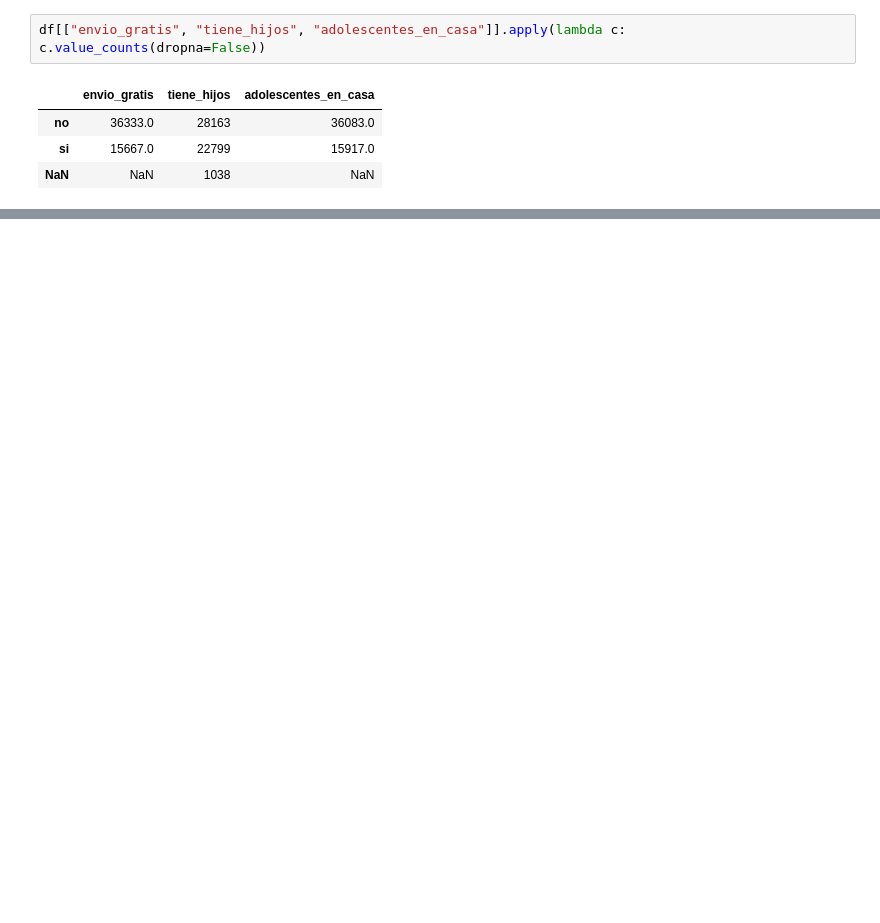
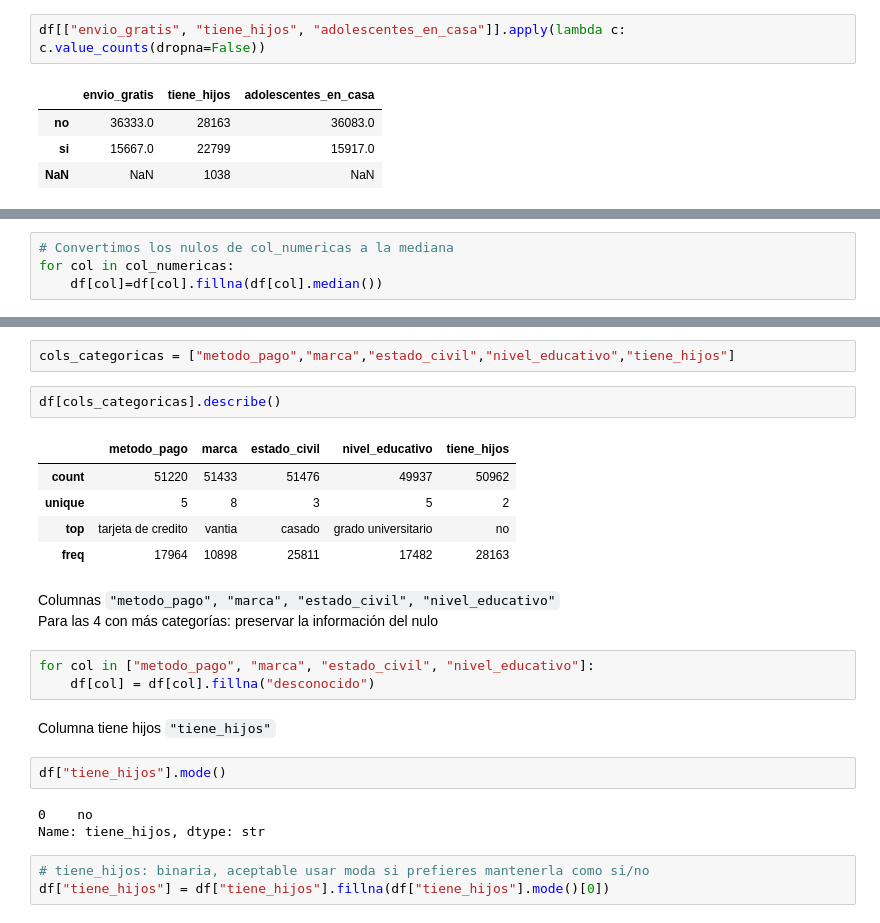
Before and after one commit to FM-Luque/4.DataProyect_Proyecto_Final, a Jupyter notebook: notebooks/02_limpieza_transformacion.ipynb, the cells around one changed output, grey strips where cells are left out. Drawn from its saved outputs; the diff is of its cells as text; blank space fills up the shorter version.

```diff
--- a/notebooks/02_limpieza_transformacion.ipynb
+++ b/notebooks/02_limpieza_transformacion.ipynb
@@ -449,0 +568,4 @@ val_unicos_mod
+# %%
+# Convertimos los nulos de col_numericas a la mediana
+for col in col_numericas:
+    df[col]=df[col].fillna(df[col].median())
@@ -449,0 +592,26 @@ val_unicos_mod
+# %%
+cols_categoricas = ["metodo_pago","marca","estado_civil","nivel_educativo","tiene_hijos"]
+# %%
+df[cols_categoricas].describe()
+# %% [output]
+|  | metodo_pago | marca | estado_civil | nivel_educativo | tiene_hijos |
+| count | 51220 | 51433 | 51476 | 49937 | 50962 |
+| unique | 5 | 8 | 3 | 5 | 2 |
+| top | tarjeta de credito | vantia | casado | grado universitario | no |
+| freq | 17964 | 10898 | 25811 | 17482 | 28163 |
+# %% [markdown]
+Columnas `"metodo_pago", "marca", "estado_civil", "nivel_educativo"`<br>
+Para las 4 con más categorías: preservar la información del nulo
+# %%
+for col in ["metodo_pago", "marca", "estado_civil", "nivel_educativo"]:
+    df[col] = df[col].fillna("desconocido")
+# %% [markdown]
+Columna tiene hijos `"tiene_hijos"`
+# %%
+df["tiene_hijos"].mode()
+# %% [output]
+0    no
+Name: tiene_hijos, dtype: str
+# %%
+# tiene_hijos: binaria, aceptable usar moda si prefieres mantenerla como si/no
+df["tiene_hijos"] = df["tiene_hijos"].fillna(df["tiene_hijos"].mode()[0])
```
Also changed, not shown: parts of 43 cells of this notebook.
